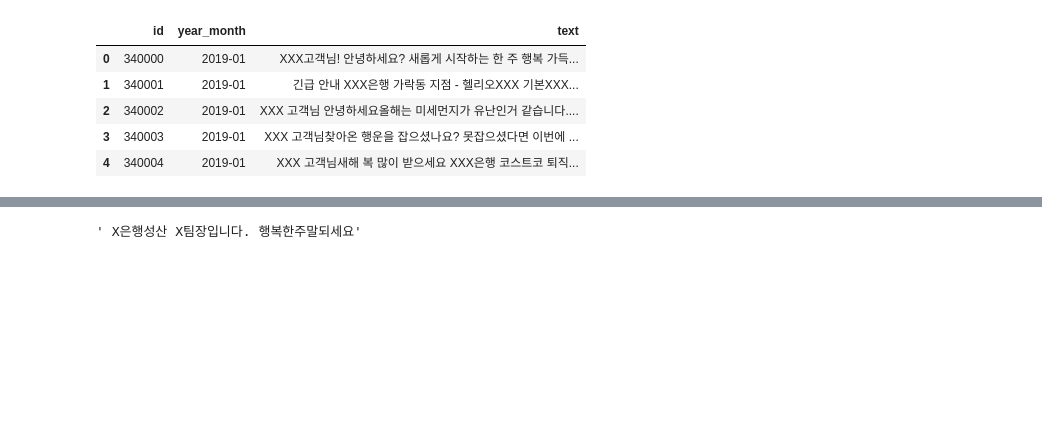
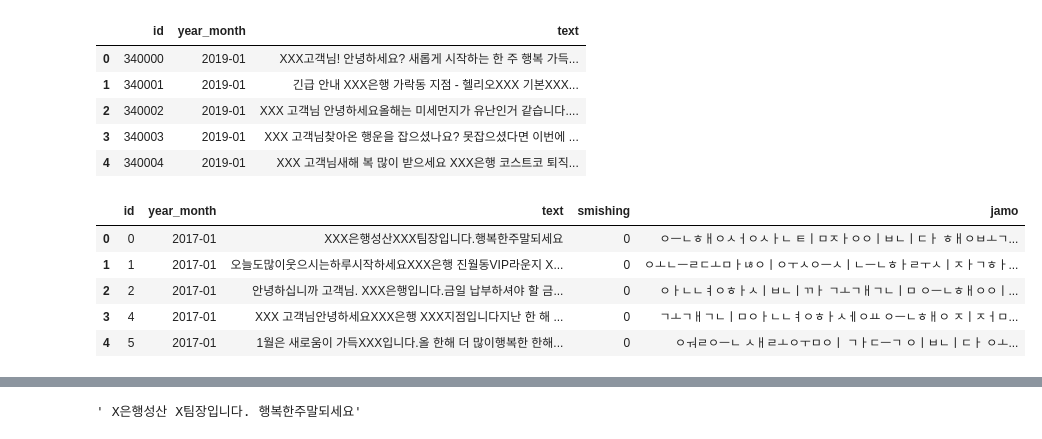
Before and after one commit to SaewonY/Dacon_Smishing_Analysis, a Jupyter notebook: notebook/fasttext_train.ipynb, the cells around one changed output, grey strips where cells are left out. Saved outputs shown, nothing was run; the diff lists cells and outputs as text; code cells hidden in the pictures; blank space fills up the shorter version.

```diff
--- a/notebook/fasttext_train.ipynb
+++ b/notebook/fasttext_train.ipynb
@@ -29,6 +33,8 @@ DATASET_PATH = '../input'
 
 train_df = pd.read_csv(os.path.join(DATASET_PATH, 'train.csv'))
 test_df = pd.read_csv(os.path.join(DATASET_PATH, 'public_test.csv'))
+preprocessed_train_df = pd.read_csv(os.path.join(DATASET_PATH, 'preprocessed_train.csv'))
+preprocessed_test_df = pd.read_csv(os.path.join(DATASET_PATH, 'preprocessed_test.csv'))
 # %%
 train_df.head()
 # %% [output]
@@ -47,3 +53,12 @@ test_df.head()
 | 2 | 340002 | 2019-01 | XXX 고객님 안녕하세요올해는 미세먼지가 유난인거 같습니다.... |
 | 3 | 340003 | 2019-01 | XXX 고객님찾아온 행운을 잡으셨나요? 못잡으셨다면 이번에 ... |
 | 4 | 340004 | 2019-01 | XXX 고객님새해 복 많이 받으세요 XXX은행 코스트코 퇴직... |
+# %%
+preprocessed_train_df.head()
+# %% [output]
+|  | id | year_month | text | smishing | jamo |
+| 0 | 0 | 2017-01 | XXX은행성산XXX팀장입니다.행복한주말되세요 | 0 | ㅇㅡㄴㅎㅐㅇㅅㅓㅇㅅㅏㄴ ㅌㅣㅁㅈㅏㅇㅇㅣㅂㄴㅣㄷㅏ ㅎㅐㅇㅂㅗㄱ... |
+| 1 | 1 | 2017-01 | 오늘도많이웃으시는하루시작하세요XXX은행 진월동VIP라운지 X... | 0 | ㅇㅗㄴㅡㄹㄷㅗㅁㅏㄶㅇㅣㅇㅜㅅㅇㅡㅅㅣㄴㅡㄴㅎㅏㄹㅜㅅㅣㅈㅏㄱㅎㅏ... |
+| 2 | 2 | 2017-01 | 안녕하십니까 고객님. XXX은행입니다.금일 납부하셔야 할 금... | 0 | ㅇㅏㄴㄴㅕㅇㅎㅏㅅㅣㅂㄴㅣㄲㅏ ㄱㅗㄱㅐㄱㄴㅣㅁ ㅇㅡㄴㅎㅐㅇㅇㅣ... |
+| 3 | 4 | 2017-01 | XXX 고객님안녕하세요XXX은행 XXX지점입니다지난 한 해 ... | 0 | ㄱㅗㄱㅐㄱㄴㅣㅁㅇㅏㄴㄴㅕㅇㅎㅏㅅㅔㅇㅛ ㅇㅡㄴㅎㅐㅇ ㅈㅣㅈㅓㅁ... |
+| 4 | 5 | 2017-01 | 1월은 새로움이 가득XXX입니다.올 한해 더 많이행복한 한해... | 0 | ㅇㅝㄹㅇㅡㄴ ㅅㅐㄹㅗㅇㅜㅁㅇㅣ ㄱㅏㄷㅡㄱ ㅇㅣㅂㄴㅣㄷㅏ ㅇㅗ... |
```
Also changed, not shown: parts of 5 cells of this notebook, 10 other files.
